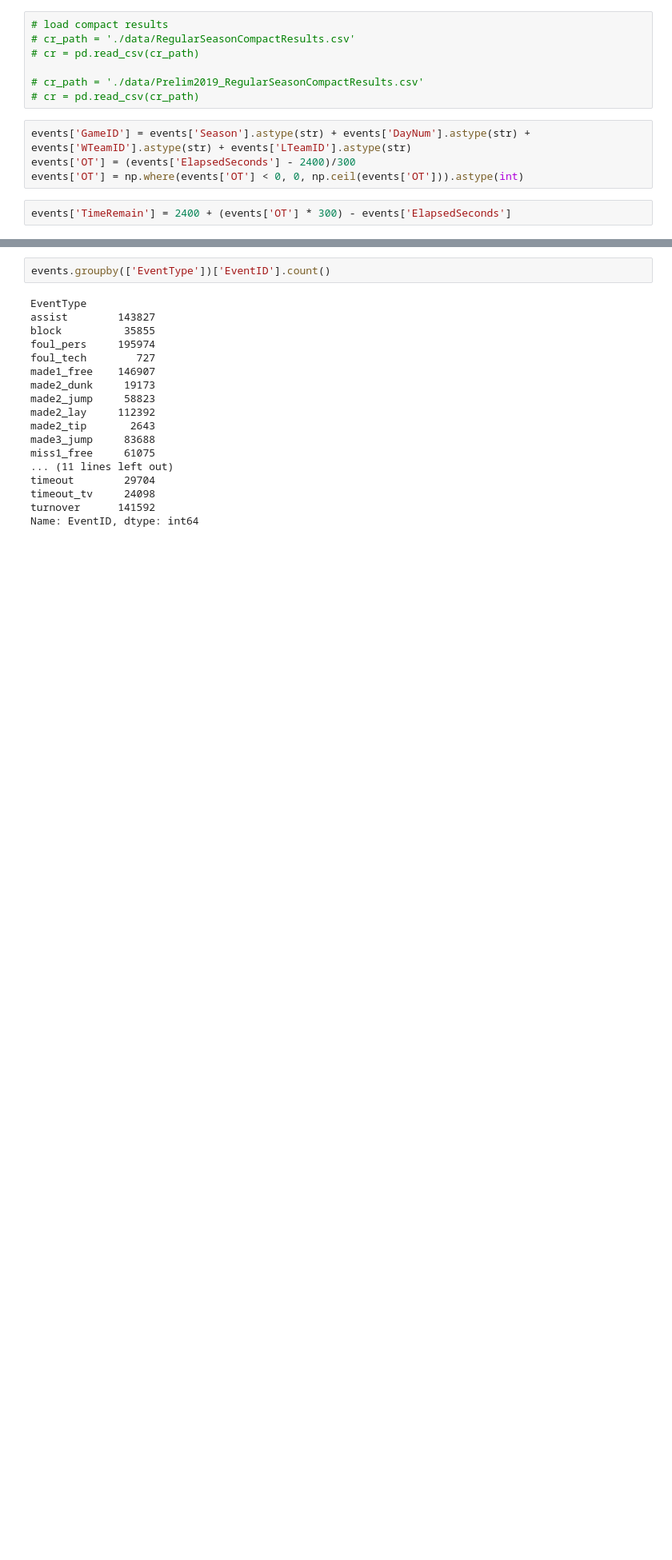
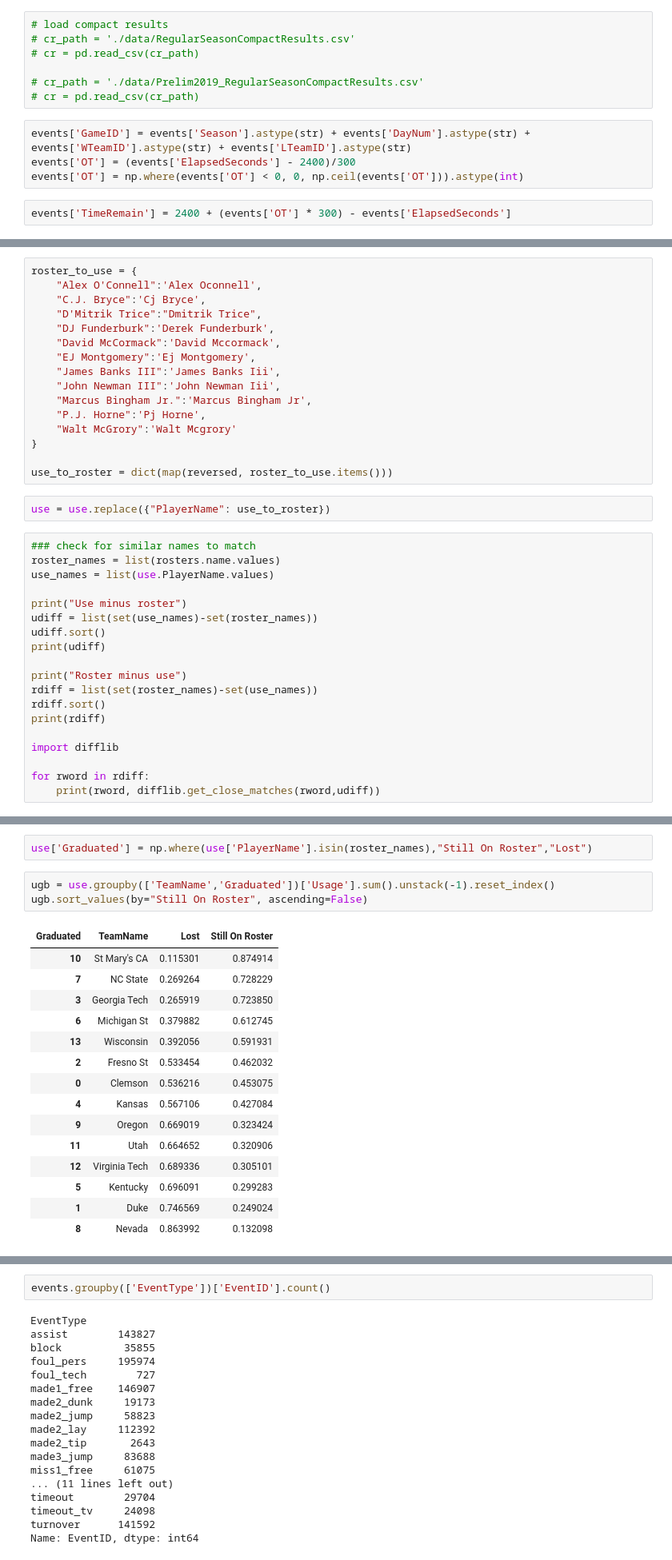
Before and after one commit to btatkinson/ncaa_hoops, a Jupyter notebook: Exploratory.ipynb, the cells around one changed output, grey strips where cells are left out. Shown: that part at 80% size. Drawn from its saved outputs; the diff is of its cells as text; blank space fills up the shorter version.

```diff
--- a/Exploratory.ipynb
+++ b/Exploratory.ipynb
@@ -82,0 +236,37 @@ events['TimeRemain'] = 2400 + (events['OT'] * 300) - events['ElapsedSeconds']
+# %%
+roster_to_use = {
+    "Alex O'Connell":'Alex Oconnell',
+    "C.J. Bryce":'Cj Bryce',
+    "D'Mitrik Trice":"Dmitrik Trice",
+    "DJ Funderburk":'Derek Funderburk',
+    "David McCormack":'David Mccormack',
+    "EJ Montgomery":'Ej Montgomery',
+    "James Banks III":'James Banks Iii',
+    "John Newman III":'John Newman Iii',
+    "Marcus Bingham Jr.":'Marcus Bingham Jr',
+    "P.J. Horne":'Pj Horne',
+    "Walt McGrory":'Walt Mcgrory'
+}
+
+use_to_roster = dict(map(reversed, roster_to_use.items()))
+# %%
+use = use.replace({"PlayerName": use_to_roster})
+# %%
+### check for similar names to match
+roster_names = list(rosters.name.values)
+use_names = list(use.PlayerName.values)
+
+print("Use minus roster")
+udiff = list(set(use_names)-set(roster_names))
+udiff.sort()
+print(udiff)
+
+print("Roster minus use")
+rdiff = list(set(roster_names)-set(use_names))
+rdiff.sort()
+print(rdiff)
+
+import difflib
+
+for rword in rdiff:
+    print(rword, difflib.get_close_matches(rword,udiff))
@@ -82,0 +291,21 @@ events['TimeRemain'] = 2400 + (events['OT'] * 300) - events['ElapsedSeconds']
+# %%
+use['Graduated'] = np.where(use['PlayerName'].isin(roster_names),"Still On Roster","Lost")
+# %%
+ugb = use.groupby(['TeamName','Graduated'])['Usage'].sum().unstack(-1).reset_index()
+ugb.sort_values(by="Still On Roster", ascending=False)
+# %% [output]
+| Graduated | TeamName | Lost | Still On Roster |
+| 10 | St Mary's CA | 0.115301 | 0.874914 |
+| 7 | NC State | 0.269264 | 0.728229 |
+| 3 | Georgia Tech | 0.265919 | 0.723850 |
+| 6 | Michigan St | 0.379882 | 0.612745 |
+| 13 | Wisconsin | 0.392056 | 0.591931 |
+| 2 | Fresno St | 0.533454 | 0.462032 |
+| 0 | Clemson | 0.536216 | 0.453075 |
+| 4 | Kansas | 0.567106 | 0.427084 |
+| 9 | Oregon | 0.669019 | 0.323424 |
+| 11 | Utah | 0.664652 | 0.320906 |
+| 12 | Virginia Tech | 0.689336 | 0.305101 |
+| 5 | Kentucky | 0.696091 | 0.299283 |
+| 1 | Duke | 0.746569 | 0.249024 |
+| 8 | Nevada | 0.863992 | 0.132098 |
```
Also changed, not shown: parts of 15 cells of this notebook, 2 other files.
